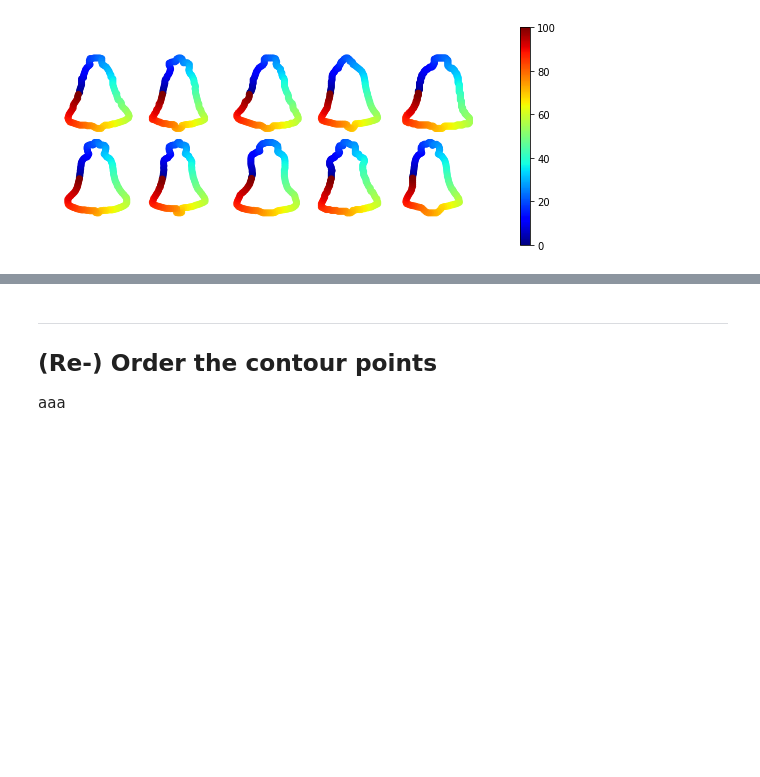
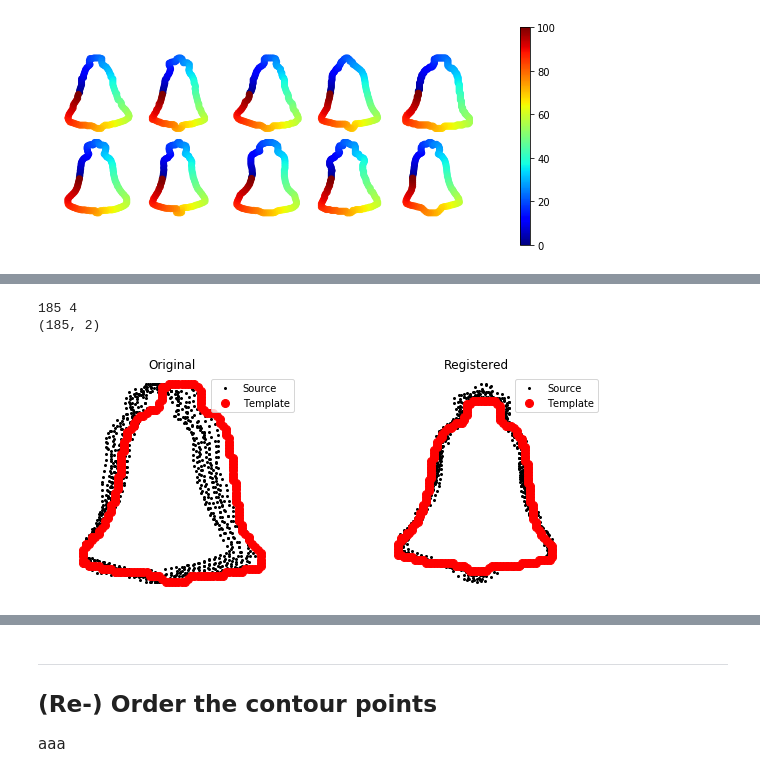
Before and after one commit to 0todd0000/lmfree2d, a Jupyter notebook: Notebooks/contours_massmv.ipynb, the cells around one changed output, grey strips where cells are left out. Drawn from its saved outputs; the diff is of its cells as text; code cells hidden in the pictures; blank space fills up the shorter version.

```diff
--- a/Notebooks/contours_massmv.ipynb
+++ b/Notebooks/contours_massmv.ipynb
@@ -125,0 +148,18 @@ aaa
+# %%
+r_template,n,i = lm.get_shape_with_most_points(r) # choose a template shape
+r1             = lm.register_cpd(r, r_template)   # register all shapes using the CPD algorithm
+
+print(n, i)
+print( r[i].shape )
+
+
+fig,AX  = plt.subplots(1, 2, figsize=(10,4))
+lm.plot_registration(AX[0], r, r_template)
+lm.plot_registration(AX[1], r1, r_template)
+AX[0].set_title('Original')
+AX[1].set_title('Registered')
+plt.show()
+# %% [output]
+185 4
+(185, 2)
+[figure, added]
```
Also changed, not shown: parts of 22 cells of this notebook, 1 other file.
